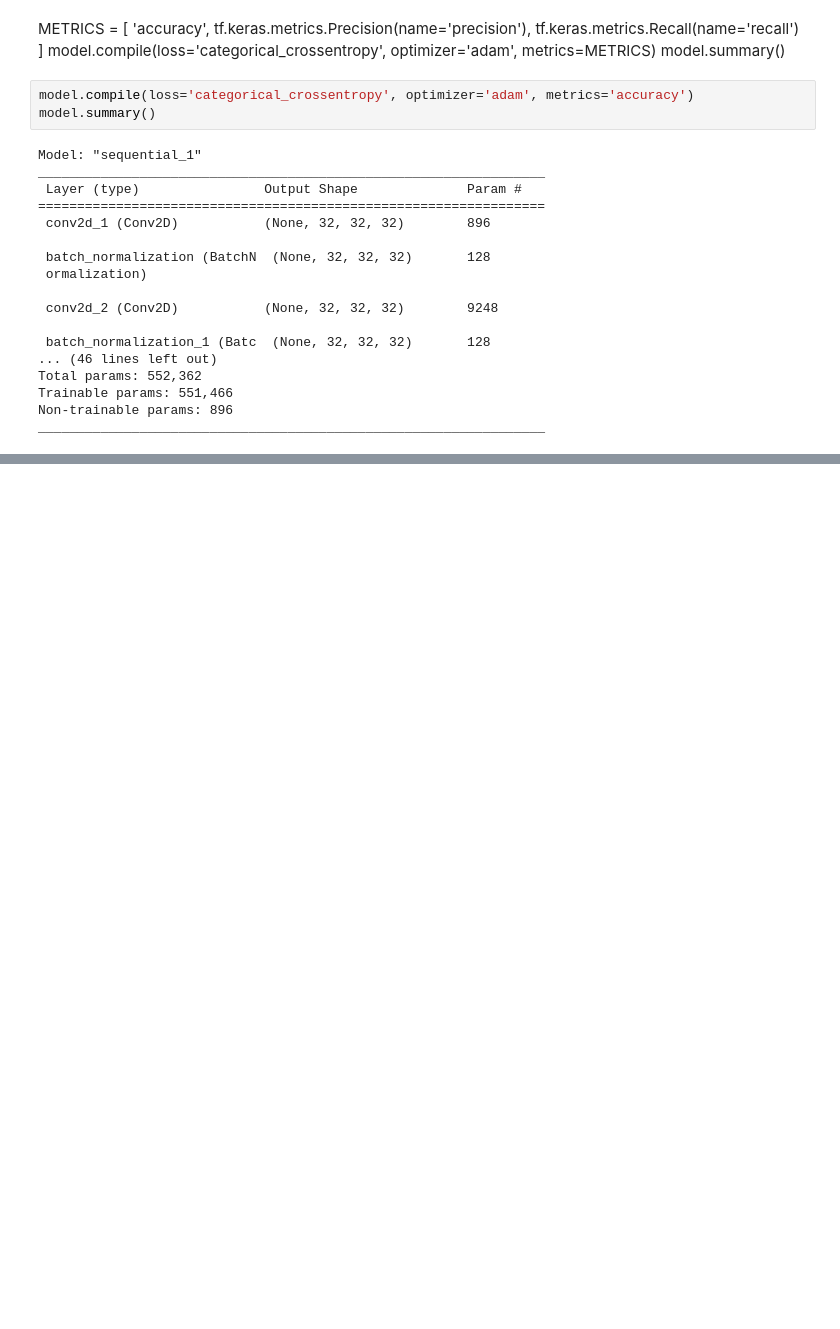
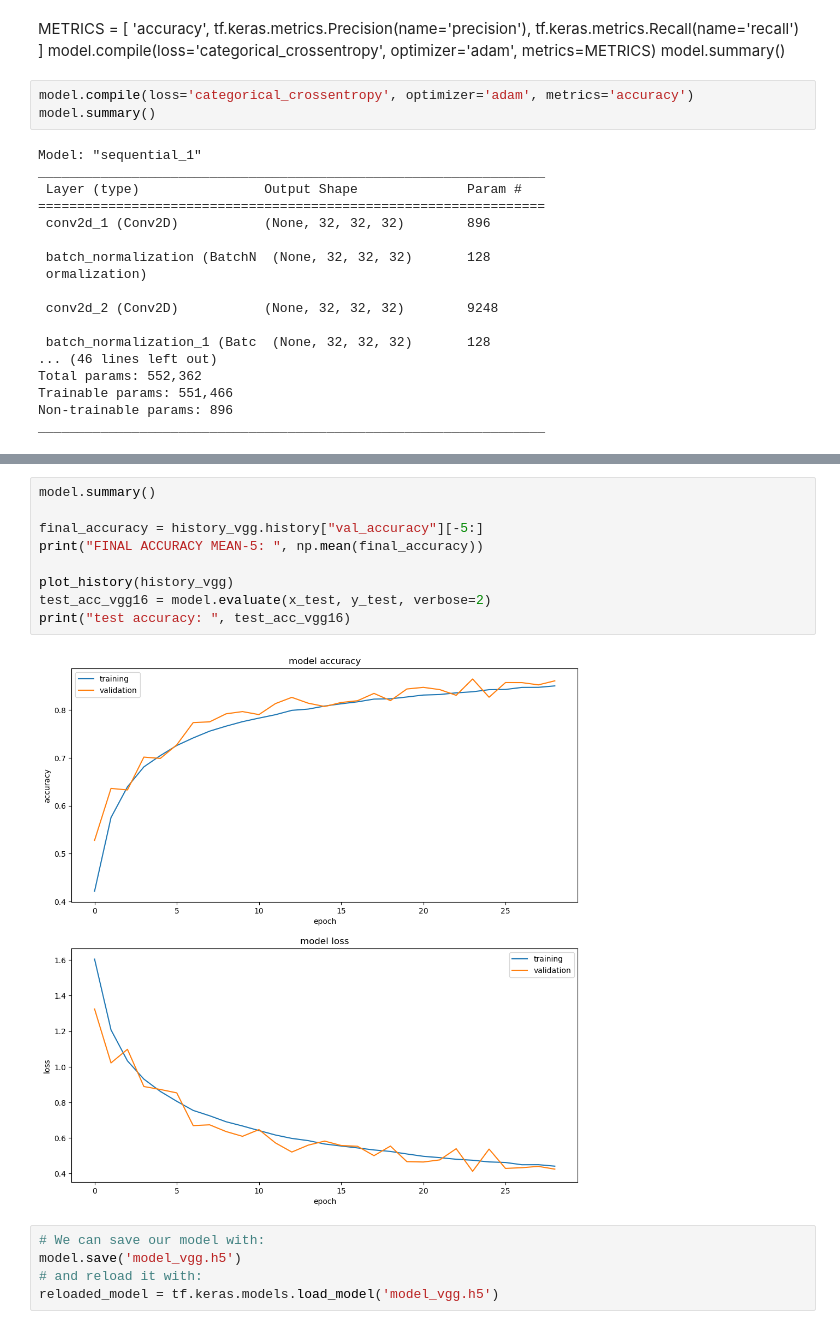
Before and after one commit to IreneJeong/ML-Stats-R-and-Python-Practice, a Jupyter notebook: MLS_CW_CIfar10.ipynb, the cells around one changed output, grey strips where cells are left out. Cells and saved outputs as stored; diff of their text form; blank space fills up the shorter version.

```diff
--- a/MLS_CW_CIfar10.ipynb
+++ b/MLS_CW_CIfar10.ipynb
@@ -675,0 +931,16 @@ test accuracy:  0.8629000186920166
+# %%
+model.summary()
+
+final_accuracy = history_vgg.history["val_accuracy"][-5:]
+print("FINAL ACCURACY MEAN-5: ", np.mean(final_accuracy))
+
+plot_history(history_vgg)
+test_acc_vgg16 = model.evaluate(x_test, y_test, verbose=2)
+print("test accuracy: ", test_acc_vgg16)
+# %% [output]
+[figure, added]
+# %%
+# We can save our model with:
+model.save('model_vgg.h5')
+# and reload it with:
+reloaded_model = tf.keras.models.load_model('model_vgg.h5')
```
Also changed, not shown: parts of 43 cells of this notebook, 2 other files.
